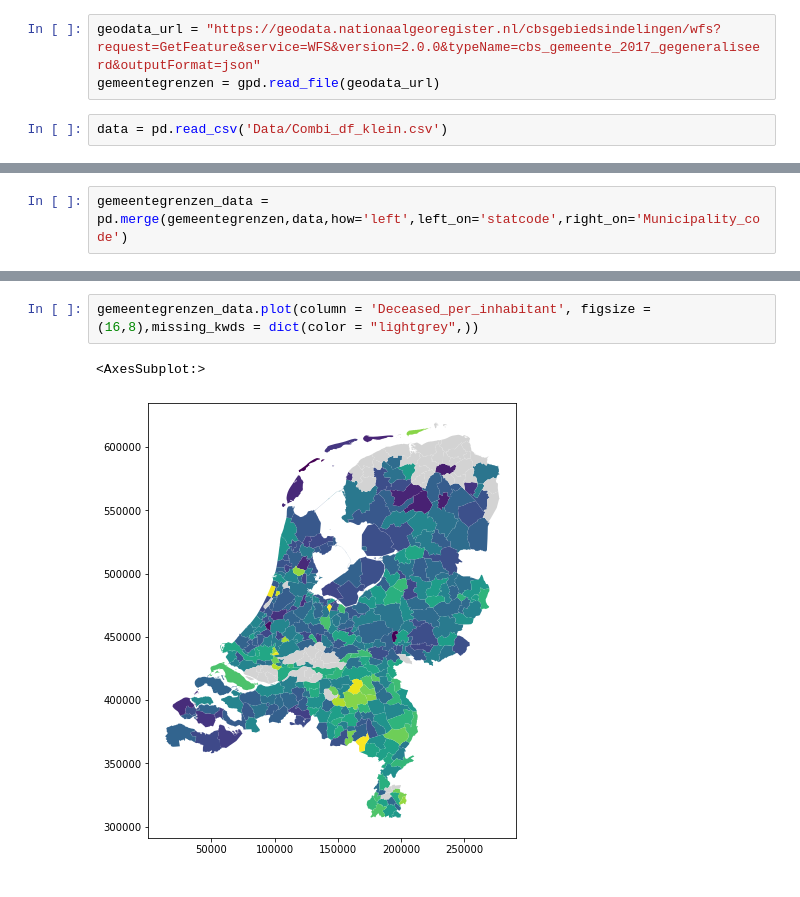
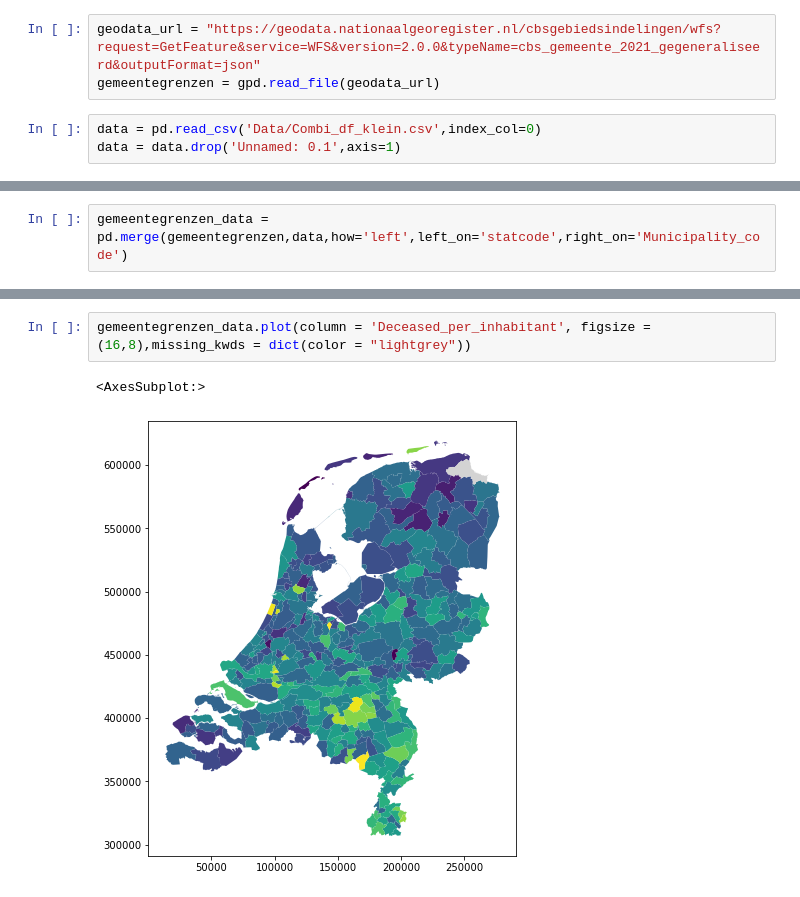
Before and after one commit to rmfaber/Project, a Jupyter notebook: Visualize_data.ipynb, the cells around one changed output, grey strips where cells are left out. Saved outputs shown, nothing was run; the diff lists cells and outputs as text.

```diff
--- a/Visualize_data.ipynb
+++ b/Visualize_data.ipynb
@@ -3,10 +3,11 @@ import pandas as pd
 import geopandas as gpd
 import requests
 # %%
-geodata_url = "https://geodata.nationaalgeoregister.nl/cbsgebiedsindelingen/wfs?request=GetFeature&service=WFS&version=2.0.0&typeName=cbs_gemeente_2017_gegeneraliseerd&outputFormat=json"
+geodata_url = "https://geodata.nationaalgeoregister.nl/cbsgebiedsindelingen/wfs?request=GetFeature&service=WFS&version=2.0.0&typeName=cbs_gemeente_2021_gegeneraliseerd&outputFormat=json"
 gemeentegrenzen = gpd.read_file(geodata_url)
 # %%
-data = pd.read_csv('Data/Combi_df_klein.csv')
+data = pd.read_csv('Data/Combi_df_klein.csv',index_col=0)
+data = data.drop('Unnamed: 0.1',axis=1)
 # %%
 data.columns
 # %% [output]
@@ -52,5 +59,5 @@ gemeentegrenzen_data.plot(figsize = (12,6))
 # %%
-gemeentegrenzen_data.plot(column = 'Deceased_per_inhabitant', figsize = (16,8),missing_kwds = dict(color = "lightgrey",))
+gemeentegrenzen_data.plot(column = 'Deceased_per_inhabitant', figsize = (16,8),missing_kwds = dict(color = "lightgrey"))
 # %% [output]
 <AxesSubplot:>
-[figure, old version]
+[figure, new version]
```
Also changed, not shown: parts of 7 cells of this notebook, 1 other file.
